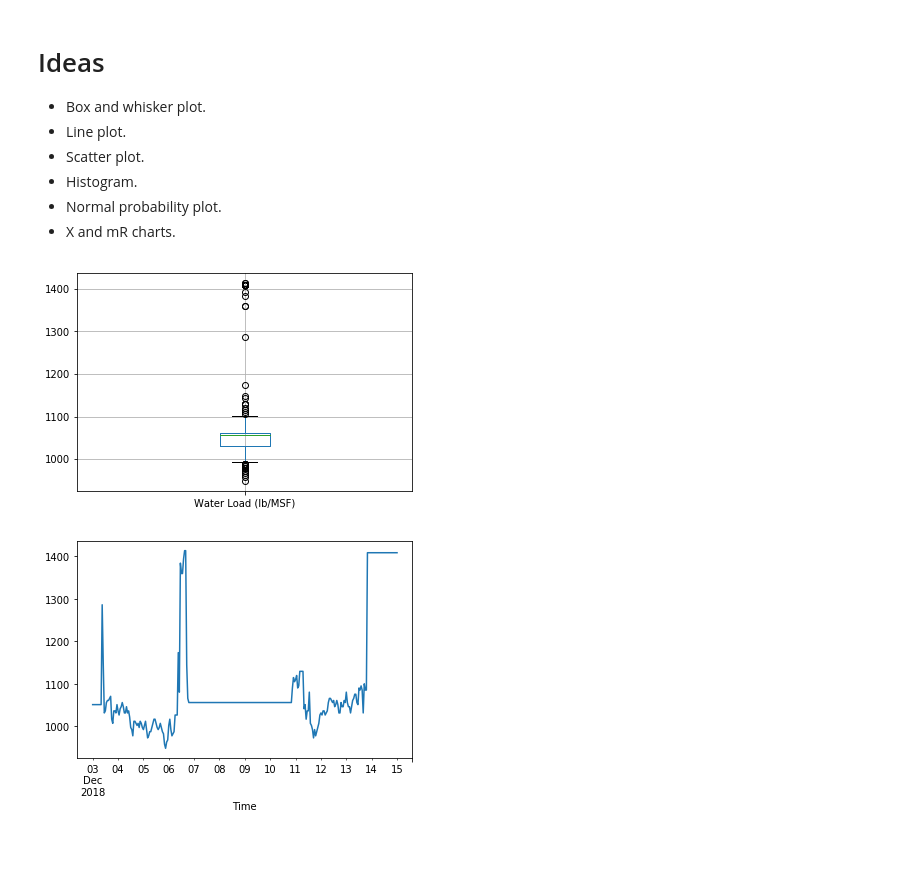
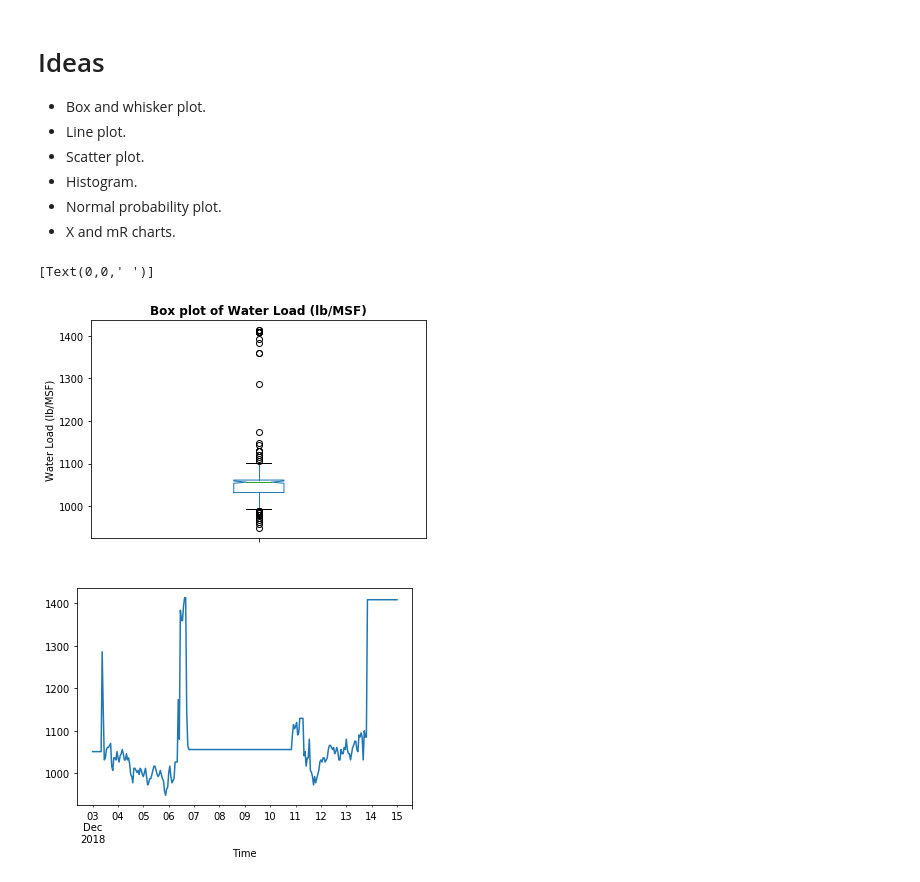
Before and after one commit to gillespilon/noob, a Jupyter notebook: graphs.ipynb, the cells around one changed output. Cells and saved outputs as stored; diff of their text form; code cells hidden in the pictures; blank space fills up the shorter version.

Commit message:
Tidy box and whisker plot.

```diff
--- a/graphs.ipynb
+++ b/graphs.ipynb
@@ -55,9 +55,15 @@ df = pd.read_csv('cloquet_two_weeks_60_min.csv',
 # %%
 # Create a box and whisker plot.
 %matplotlib inline
-ax = df.boxplot(column='Water Load (lb/MSF)')
+ax1 = df.plot.box(y='Water Load (lb/MSF)',
+                 notch=True)
+ax1.set_title('Box plot of ' + 'Water Load (lb/MSF)',
+              fontweight='bold')
+ax1.set_ylabel('Water Load (lb/MSF)')
+ax1.set_xticklabels(' ')
 # %% [output]
+[Text(0,0,' ')]
-[figure, old version]
+[figure, new version]
 # %%
 # Create a line plot.
 ax = df.plot.line(y='Water Load (lb/MSF)',
```
